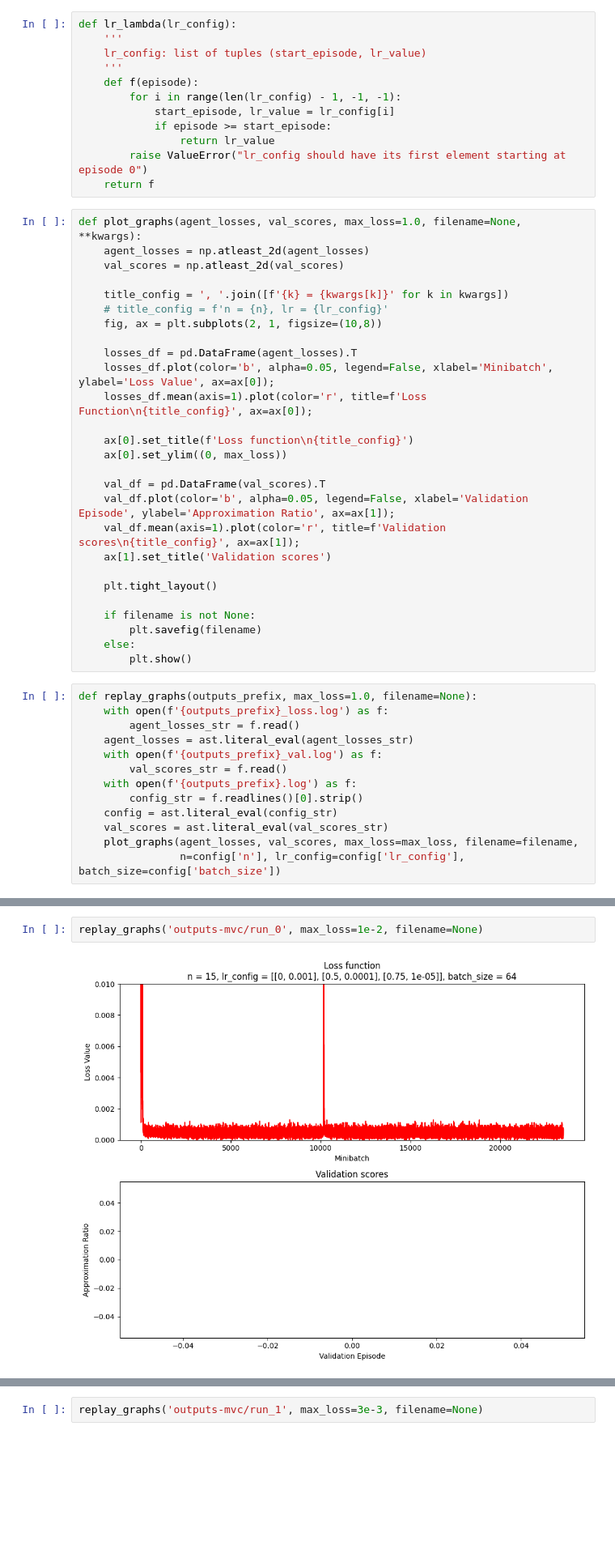
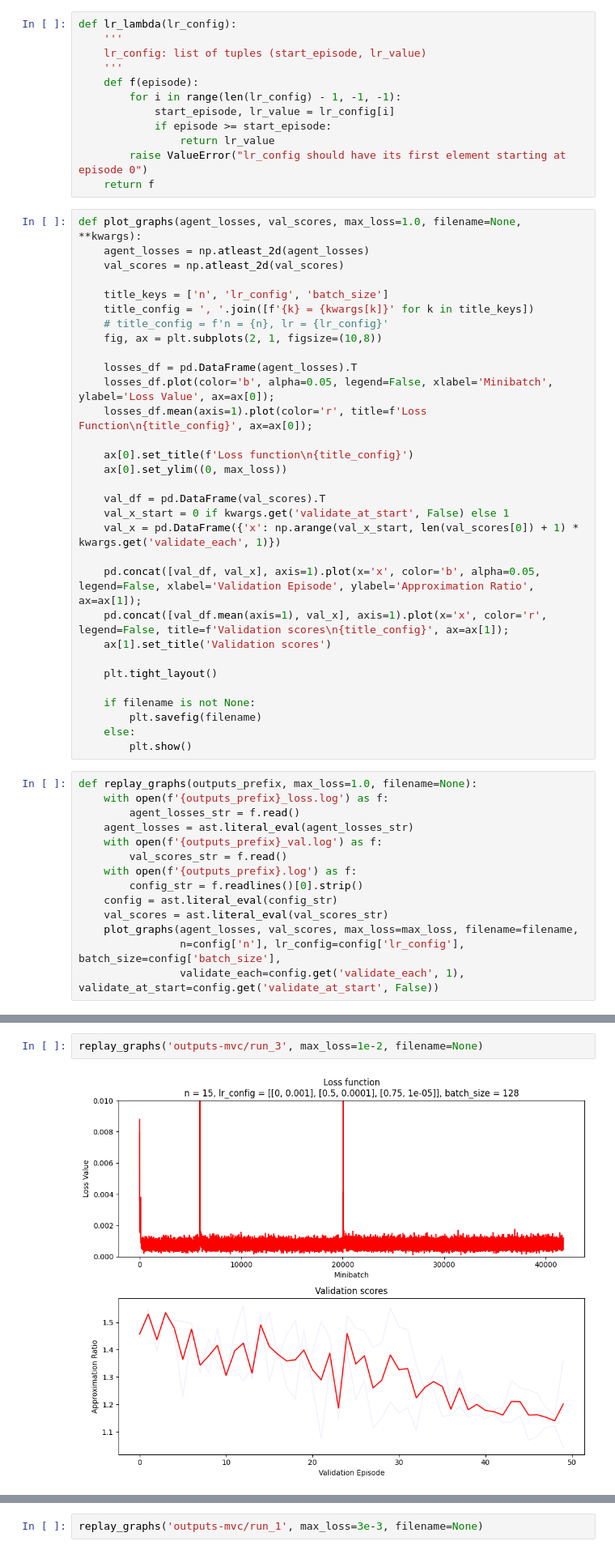
Before and after one commit to LIRA-UFRJ/s2v-dqn, a Jupyter notebook: MVC.ipynb, the cells around one changed output, grey strips where cells are left out. Shown at 81% size. Drawn from its saved outputs; the diff is of its cells as text; blank space fills up the shorter version.

```diff
--- a/MVC.ipynb
+++ b/MVC.ipynb
@@ -275,7 +171,8 @@ def plot_graphs(agent_losses, val_scores, max_loss=1.0, filename=None, **kwargs)
     agent_losses = np.atleast_2d(agent_losses)
     val_scores = np.atleast_2d(val_scores)
 
-    title_config = ', '.join([f'{k} = {kwargs[k]}' for k in kwargs])
+    title_keys = ['n', 'lr_config', 'batch_size']
+    title_config = ', '.join([f'{k} = {kwargs[k]}' for k in title_keys])
     # title_config = f'n = {n}, lr = {lr_config}'
     fig, ax = plt.subplots(2, 1, figsize=(10,8))
 
@@ -287,8 +184,11 @@ def plot_graphs(agent_losses, val_scores, max_loss=1.0, filename=None, **kwargs)
     ax[0].set_ylim((0, max_loss))
 
     val_df = pd.DataFrame(val_scores).T
-    val_df.plot(color='b', alpha=0.05, legend=False, xlabel='Validation Episode', ylabel='Approximation Ratio', ax=ax[1]);
-    val_df.mean(axis=1).plot(color='r', title=f'Validation scores\n{title_config}', ax=ax[1]);
+    val_x_start = 0 if kwargs.get('validate_at_start', False) else 1
+    val_x = pd.DataFrame({'x': np.arange(val_x_start, len(val_scores[0]) + 1) * kwargs.get('validate_each', 1)})
+
+    pd.concat([val_df, val_x], axis=1).plot(x='x', color='b', alpha=0.05, legend=False, xlabel='Validation Episode', ylabel='Approximation Ratio', ax=ax[1]);
+    pd.concat([val_df.mean(axis=1), val_x], axis=1).plot(x='x', color='r', legend=False, title=f'Validation scores\n{title_config}', ax=ax[1]);
     ax[1].set_title('Validation scores')
 
     plt.tight_layout()
@@ -309,4 +209,5 @@ def replay_graphs(outputs_prefix, max_loss=1.0, filename=None):
     config = ast.literal_eval(config_str)
     val_scores = ast.literal_eval(val_scores_str)
     plot_graphs(agent_losses, val_scores, max_loss=max_loss, filename=filename,
-                n=config['n'], lr_config=config['lr_config'], batch_size=config['batch_size'])
+                n=config['n'], lr_config=config['lr_config'], batch_size=config['batch_size'],
+                validate_each=config.get('validate_each', 1), validate_at_start=config.get('validate_at_start', False))
@@ -418,4 +392,4 @@ TypeError: no numeric data to plot
 # %%
-replay_graphs('outputs-mvc/run_0', max_loss=1e-2, filename=None)
+replay_graphs('outputs-mvc/run_3', max_loss=1e-2, filename=None)
 # %% [output]
-[figure, old version]
+[figure, new version]
```
Also changed, not shown: parts of 25 cells of this notebook, 2 other files.
